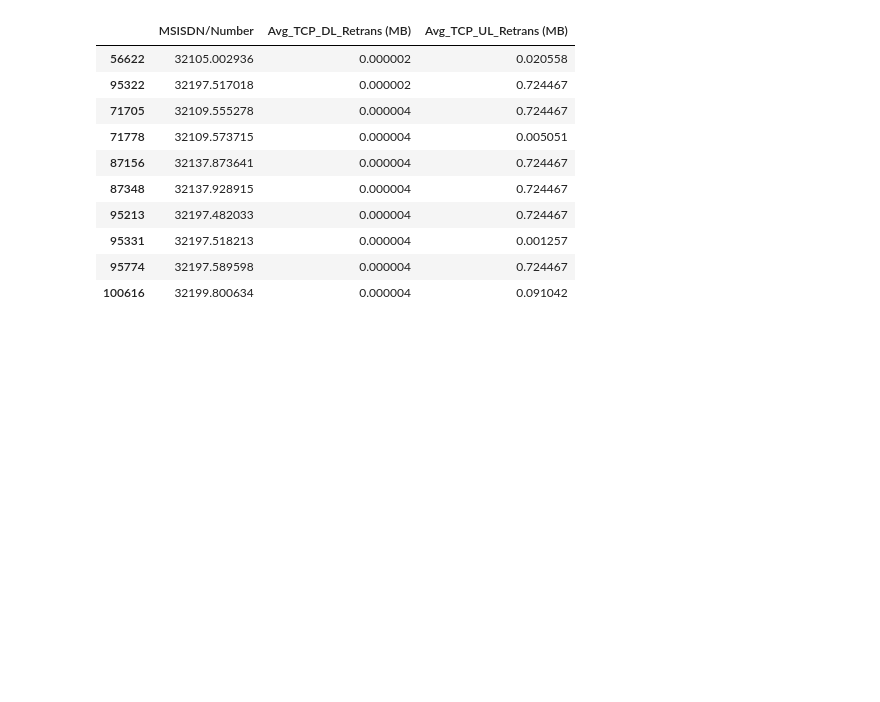
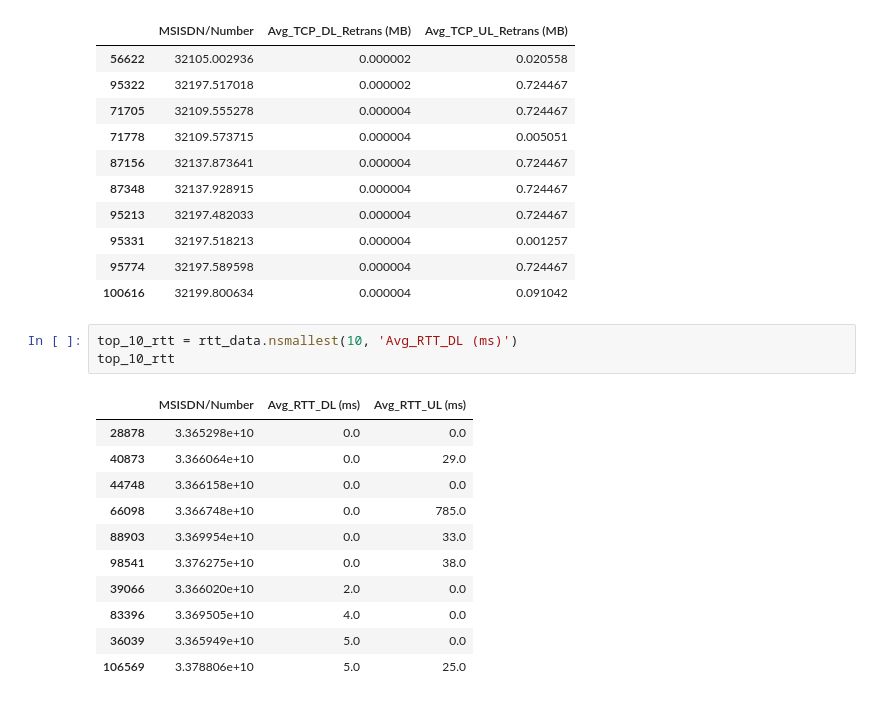
Before and after one commit to biniyam69/telecom, a Jupyter notebook: notebooks/Task4.ipynb, the cells around one changed output. Cells and saved outputs as stored; diff of their text form; blank space fills up the shorter version.

```diff
--- a/notebooks/Task4.ipynb
+++ b/notebooks/Task4.ipynb
@@ -231,3 +231,18 @@ bottom_10_tcp
 | 95331 | 32197.518213 | 0.000004 | 0.001257 |
 | 95774 | 32197.589598 | 0.000004 | 0.724467 |
 | 100616 | 32199.800634 | 0.000004 | 0.091042 |
+# %%
+top_10_rtt = rtt_data.nsmallest(10, 'Avg_RTT_DL (ms)')
+top_10_rtt
+# %% [output]
+|  | MSISDN/Number | Avg_RTT_DL (ms) | Avg_RTT_UL (ms) |
+| 28878 | 3.365298e+10 | 0.0 | 0.0 |
+| 40873 | 3.366064e+10 | 0.0 | 29.0 |
+| 44748 | 3.366158e+10 | 0.0 | 0.0 |
+| 66098 | 3.366748e+10 | 0.0 | 785.0 |
+| 88903 | 3.369954e+10 | 0.0 | 33.0 |
+| 98541 | 3.376275e+10 | 0.0 | 38.0 |
+| 39066 | 3.366020e+10 | 2.0 | 0.0 |
+| 83396 | 3.369505e+10 | 4.0 | 0.0 |
+| 36039 | 3.365949e+10 | 5.0 | 0.0 |
+| 106569 | 3.378806e+10 | 5.0 | 25.0 |
```
Also changed, not shown: parts of 3 cells of this notebook.
